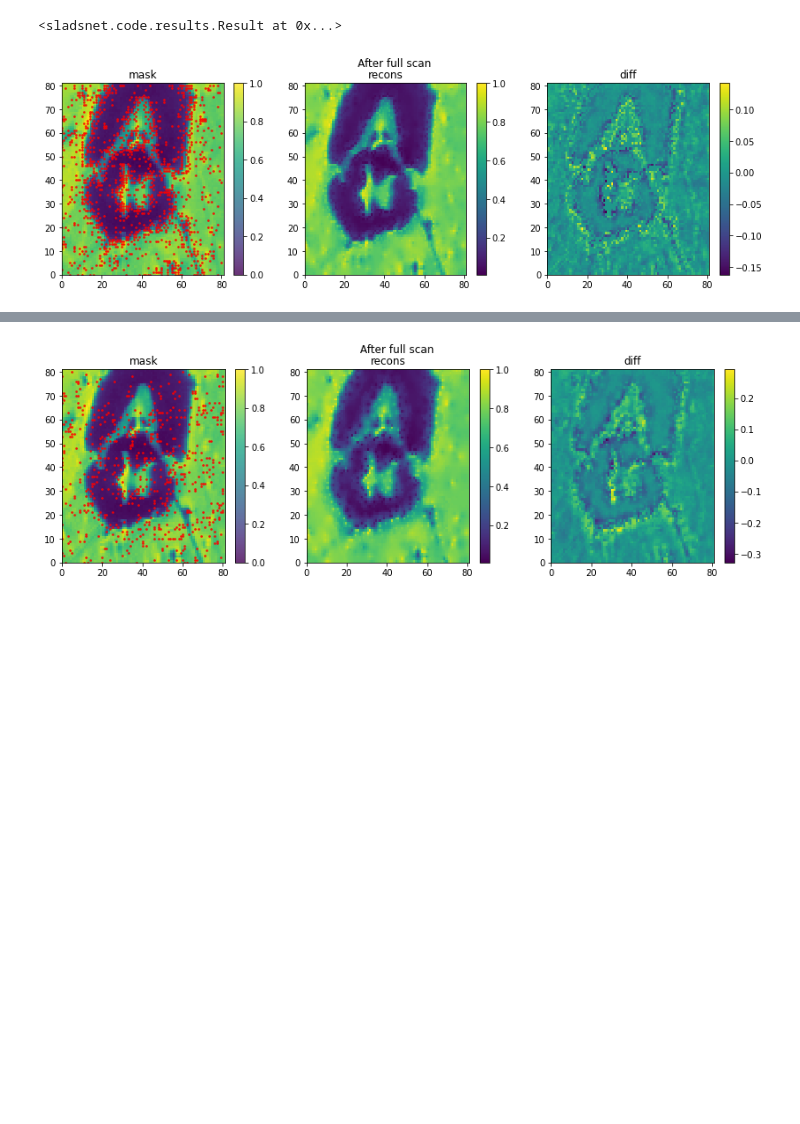
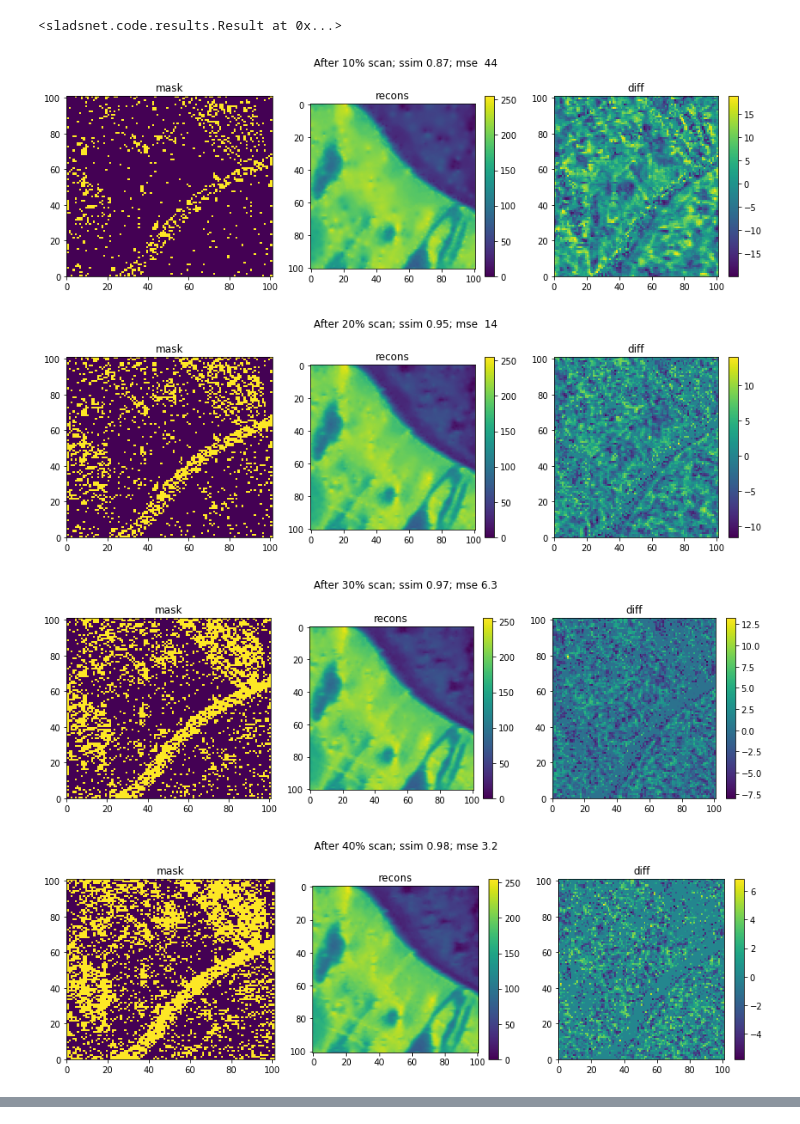
Before and after one commit to saugatkandel/fast_smart_scanning, a Jupyter notebook: work_directory/visualize_ground_truth_erd_image.ipynb, the cells around one changed output, grey strips where cells are left out. Drawn from its saved outputs; the diff is of its cells as text; code cells hidden in the pictures; blank space fills up the shorter version.

```diff
--- a/work_directory/visualize_ground_truth_erd_image.ipynb
+++ b/work_directory/visualize_ground_truth_erd_image.ipynb
@@ -25,11 +27,10 @@ Note: I am using pathlib for the paths, but strings should work just fine.
 # %%
 
 base_path = Path.cwd().parent
-#train_path = base_path / 'ResultsAndData/TrainingData/93/Images/'
-test_path = base_path / 'ResultsAndData/TestingImages/TestingImageSet_91'
-print(test_path.exists())
-test_img_path = list((test_path).glob('*.tif'))[0]
+test_img_path = base_path / f'ResultsAndData/TestingImages/TestingImageSet_93/norm_log_sum_93_101x101.tif'
+print(test_img_path.exists())
 test_img = tif.imread(test_img_path)
+test_img = renormalize_to_grayscale(test_img)
 
 plt.pcolormesh(test_img)
 plt.colorbar()
@@ -102,24 +103,34 @@ run_sampling(sample, results=results, results_frequency_percentage=store_results
 # %% [output]
 <sladsnet.code.results.Result at 0x...>
 # %%
-fig, axs = plt.subplots(1, 3, figsize=[14, 4])
-plt.subplot(1, 3, 1)
+for i in range(5):
+    scan_ratio = (i + 1) * 0.1
+    percent = int(scan_ratio * 100)
 
-plt.pcolormesh(measurement_interface.image)
-plt.scatter(sample.measurement_info.measured_idxs[:, 1],
-            sample.measurement_info.measured_idxs[:, 0],
-            alpha=0.8, color='red', s=3)
-plt.colorbar()
-plt.title('mask')
-plt.subplot(1, 3, 2)
-plt.pcolormesh(sample.recon_image)
-plt.colorbar()
-plt.title('recons')
-plt.subplot(1, 3, 3)
-plt.pcolormesh(measurement_interface.image - sample.recon_image)
-plt.colorbar()
-plt.title('diff')
-plt.suptitle('After full scan')
-plt.show()
+
+    fig, axs = plt.subplots(1, 3, figsize=[12, 4])
+    plt.subplot(1, 3, 1)
+    plt.pcolormesh(results.outputs.masks[percent])
+    plt.title('mask')
+    plt.subplot(1, 3, 2)
+    plt.imshow(results.outputs.recons[percent])
+    plt.colorbar()
+    plt.title('recons')
+    plt.subplot(1, 3, 3)
+    err = measurement_interface.image - results.outputs.recons[percent]
+    plt.pcolormesh(measurement_interface.image - results.outputs.recons[percent])
+    plt.colorbar()
+    plt.title('diff')
+
+    ssim = structural_similarity(results.outputs.recons[percent], measurement_interface.image,
+                                 data_range=255)
+    mse = mean_squared_error(results.outputs.recons[percent], measurement_interface.image)
+
+    plt.suptitle(f'After {percent}% scan; ssim {ssim:3.2g}; mse {mse:3.2g}')
+    plt.tight_layout()
+    plt.show()
 # %% [output]
-[figure, old version]
+[figure, new version]
+[figure, added]
+[figure, added]
+[figure, added]
@@ -126,24 +137,0 @@ plt.show()
-# %%
-midxs = np.where(results.outputs.masks[10])
-
-fig, axs = plt.subplots(1, 3, figsize=[14, 4])
-plt.subplot(1, 3, 1)
-
-plt.pcolormesh(measurement_interface.image)
-plt.scatter(midxs[0],
-            midxs[1],
-            alpha=0.8, color='red', s=3)
-plt.colorbar()
-plt.title('mask')
-plt.subplot(1, 3, 2)
-plt.pcolormesh(results.outputs.recons[10])
-plt.colorbar()
-plt.title('recons')
-plt.subplot(1, 3, 3)
-plt.pcolormesh(measurement_interface.image - results.outputs.recons[10])
-plt.colorbar()
-plt.title('diff')
-plt.suptitle('After full scan')
-plt.show()
-# %% [output]
-[figure, removed]
```
Also changed, not shown: parts of 8 cells of this notebook, 31 other files.
